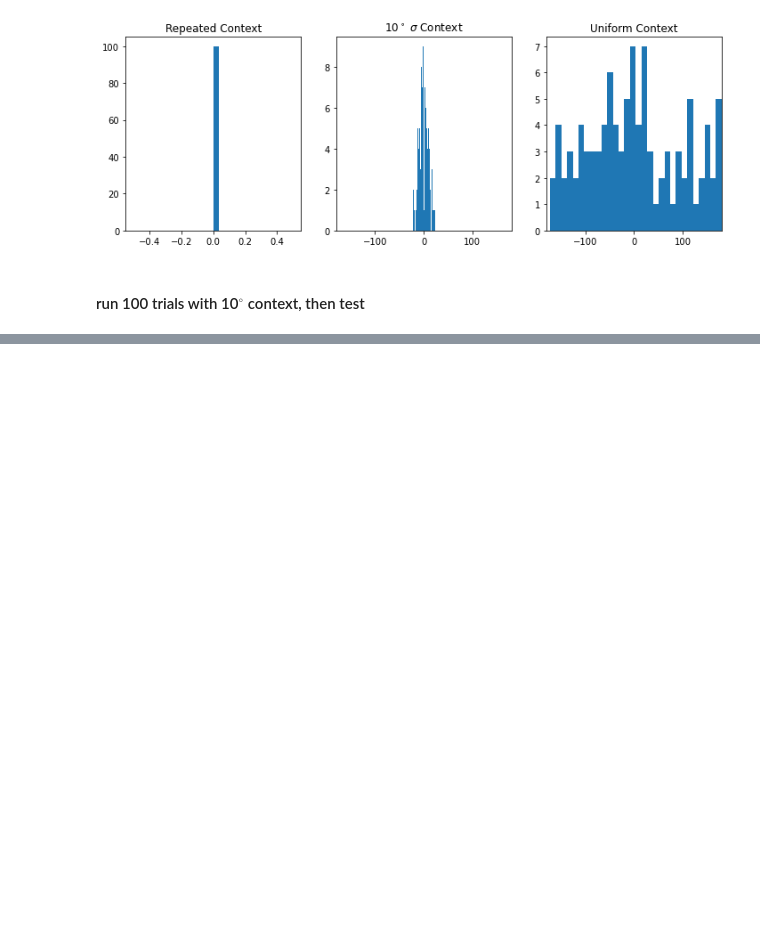
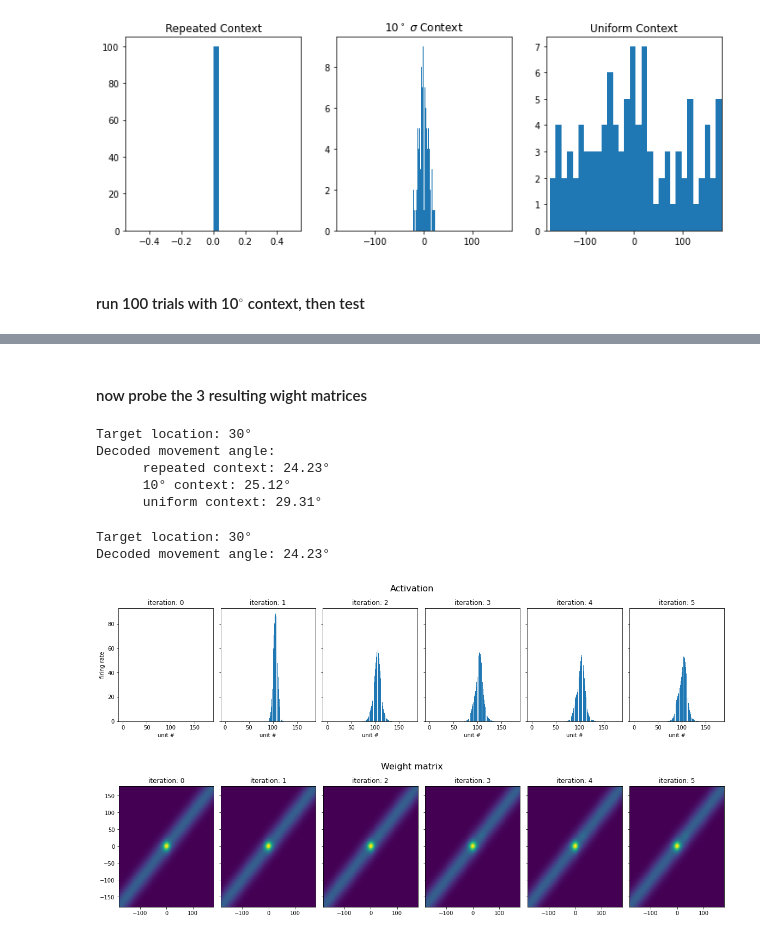
Before and after one commit to mwprestonjr/verstynen_2011_rpl, a Jupyter notebook: notebooks/verstynen_2011.ipynb, the cells around one changed output, grey strips where cells are left out. Cells and saved outputs as stored; diff of their text form; code cells hidden in the pictures; blank space fills up the shorter version.

```diff
--- a/notebooks/verstynen_2011.ipynb
+++ b/notebooks/verstynen_2011.ipynb
@@ -476,0 +474,45 @@ for ii, target_distr in enumerate([distr_repeated, distr_10deg, distr_uniform]):
+# %% [markdown]
+#### now probe the 3 resulting wight matrices
+# %%
+# run an example trial
+
+# define parameters
+THETA = 30 # input angle
+N_UNITS = 180 # number of units in network
+
+# define units with evenly spaced preferred directions
+pref_dirs = np.arange(-180,180,360/N_UNITS)
+
+# run trial
+output = np.zeros(len(final_weights))
+for ii, W in enumerate(final_weights):
+    output[ii], _, _= run_trial(W, pref_dirs, THETA)
+
+# print results
+print('Target location: %d\N{DEGREE SIGN}' %THETA)
+print('Decoded movement angle:')
+contexts = ['repeated context','10\N{DEGREE SIGN} context','uniform context']
+for ii, context in enumerate(contexts):
+    print('      %s: %0.2f\N{DEGREE SIGN}' %(context, output[ii]))
+# %% [output]
+Target location: 30°
+Decoded movement angle:
+      repeated context: 24.23°
+      10° context: 25.12°
+      uniform context: 29.31°
+# %%
+# run trial
+output, firing_rates, weights = run_trial(final_weights[0], pref_dirs, THETA,
+                                          baseline=0, gain=1E3, spread=30,
+                                          beta=1E-5, alpha=1E-3)
+
+# print results
+print('Target location: %d\N{DEGREE SIGN}' %THETA)
+print('Decoded movement angle: %0.2f\N{DEGREE SIGN}' %output)
+
+plot_trial(firing_rates, weights, pref_dirs)
+# %% [output]
+Target location: 30°
+Decoded movement angle: 24.23°
+[figure, added]
+[figure, added]
```
Also changed, not shown: parts of 9 cells of this notebook.
